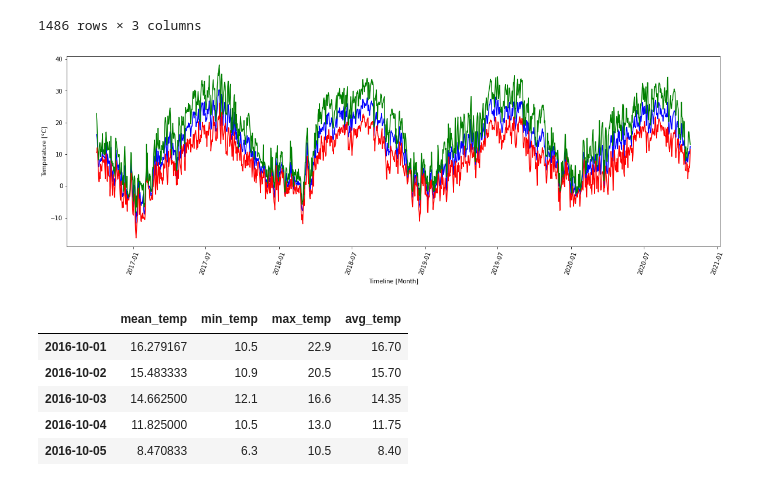
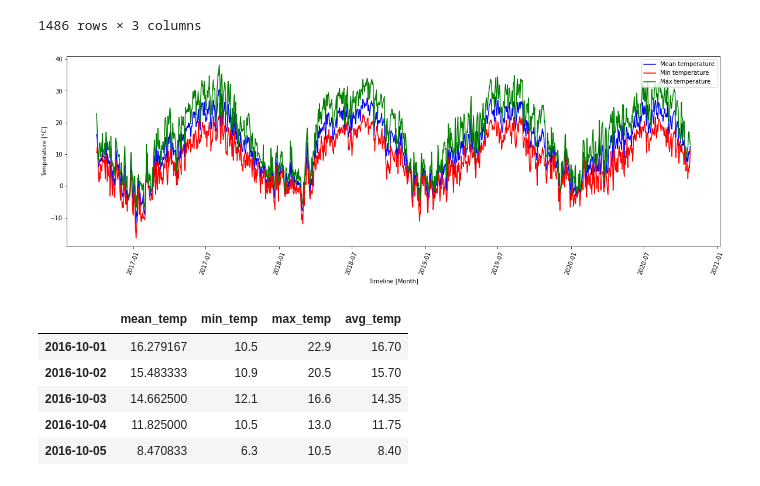
Before and after one commit to balint1107/temperature_forecast, a Jupyter notebook: weather_forecast.ipynb, the cells around one changed output. Drawn from its saved outputs; the diff is of its cells as text; code cells hidden in the pictures.

Commit message:
legends added

```diff
--- a/weather_forecast.ipynb
+++ b/weather_forecast.ipynb
@@ -60,7 +60,7 @@ full_data.to_csv('./weather_data.csv', index=True)
 # %%
 # Weather data is read in
-# weather_data = pd.read_csv('/content/drive/My Drive/data/weather_data.csv', delimiter=',', decimal=".", index_col=0)
-weather_data = pd.read_csv('./weather_data.csv', delimiter=',', decimal=".", index_col=0)
+weather_data = pd.read_csv('/content/drive/My Drive/data/weather_data.csv', delimiter=',', decimal=".", index_col=0)
+# weather_data = pd.read_csv('./weather_data.csv', delimiter=',', decimal=".", index_col=0)
 weather_data.head()
 # %% [output]
 |  | Temperature |
@@ -108,15 +108,16 @@ weather_data
 # %%
 # The min, max and mean data is plotted.
 plt.figure(figsize=(20,6))
 plt.plot(weather_data.index, weather_data['mean_temp'], color='b', label='Mean temperature')
 plt.plot(weather_data.index, weather_data['min_temp'], color='r', label='Min temperature')
 plt.plot(weather_data.index, weather_data['max_temp'], color='g', label='Max temperature')
 plt.xticks(rotation=70)
 plt.xlabel('Timeline [Month]')
 plt.ylabel('Temperature [°C]')
+plt.legend(loc='upper right')
 plt.show()
 # %% [output]
-[figure, old version]
+[figure, new version]
 # %%
 # Daily average temperature is calculated from max and min data
 avg_data = (max_data + min_data) / 2
```
Also changed, not shown: parts of 5 cells of this notebook.
